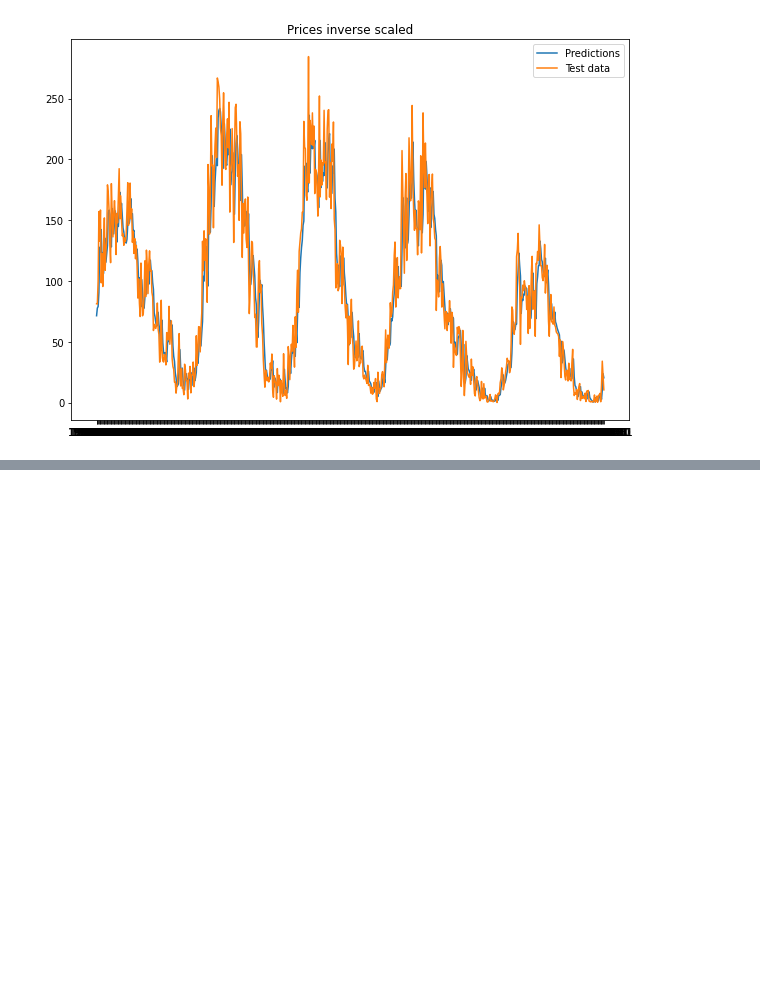
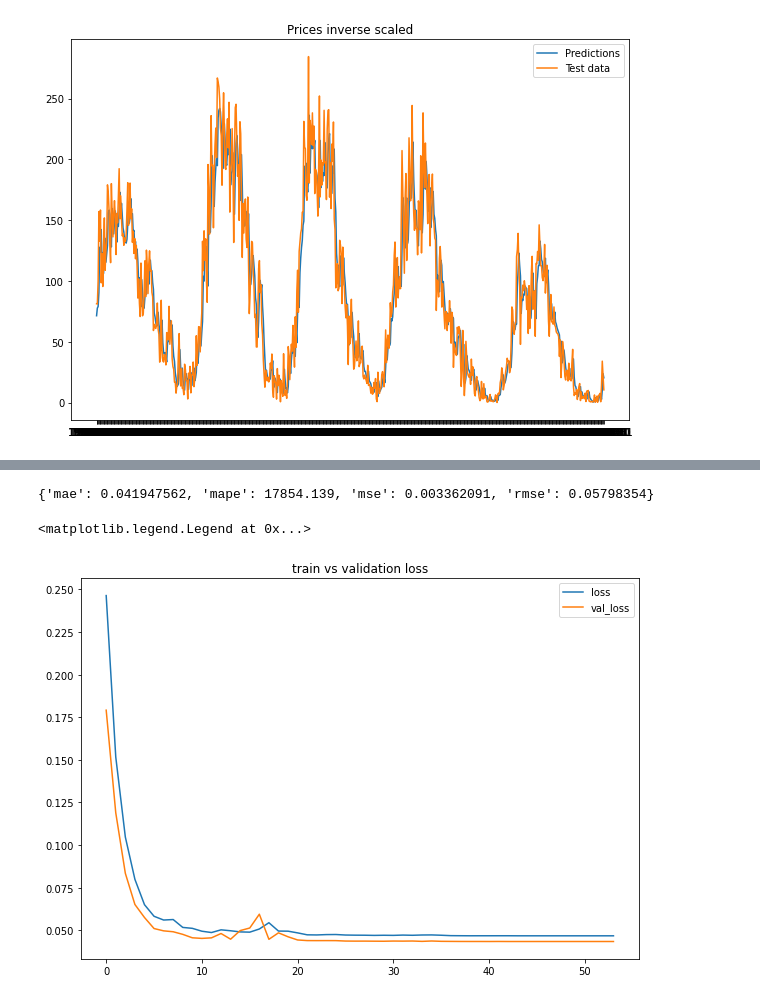
Before and after one commit to schauppi/Udemy_TensorFlow_Developer, a Jupyter notebook: Exam_preparation/Time_series_forecasting_sunspots.ipynb, the cells around one changed output, grey strips where cells are left out. Drawn from its saved outputs; the diff is of its cells as text; code cells hidden in the pictures; blank space fills up the shorter version.

```diff
--- a/Exam_preparation/Time_series_forecasting_sunspots.ipynb
+++ b/Exam_preparation/Time_series_forecasting_sunspots.ipynb
@@ -367,0 +448,27 @@ plt.legend()
+# %%
+tf.random.set_seed(42)
+
+window_size = 5
+horizon = 1
+
+#Build the model
+inputs = layers.Input(window_size)
+x = layers.Lambda(lambda x: tf.expand_dims(x, axis=1))(inputs)
+x = layers.Bidirectional(layers.GRU(512, activation="tanh", return_sequences=True, kernel_regularizer=tf.keras.regularizers.l2()))(x)
+x = layers.Bidirectional(layers.GRU(512, activation="tanh", return_sequences=True))(x)
+x = layers.Bidirectional(layers.GRU(256, activation="tanh", return_sequences=True))(x)
+x = layers.Bidirectional(layers.GRU(128, activation="tanh", return_sequences=True))(x)
+outputs = layers.TimeDistributed(layers.Dense(horizon))(x)
+model_5 = tf.keras.Model(inputs, outputs)
+# %%
+#Compile the model
+model_5.compile(loss="mae", metrics=["mse", "mae"], optimizer="Adam")
+# %%
+#Fit the model
+history_model_5 = model_5.fit(train_windows_5, train_labels_5,
+                              epochs=500,
+                              batch_size=256,
+                              verbose=0,
+                              validation_data=(test_windows_5, test_labels_5),
+                              callbacks=[tf.keras.callbacks.ReduceLROnPlateau(monitor="val_loss", patience=5, verbose=0),
+                                         tf.keras.callbacks.EarlyStopping(monitor="val_loss", patience=10, restore_best_weights=True)])
@@ -367,0 +481,20 @@ plt.legend()
+# %%
+#Make predictions
+model_5_preds = make_preds(model_5, test_windows_5)
+model_5_results = evaluate_preds(tf.squeeze(test_labels_5),model_5_preds)
+model_5_results
+# %% [output]
+{'mae': 0.041947562, 'mape': 17854.139, 'mse': 0.003362091, 'rmse': 0.05798354}
+# %%
+# Plot training curve
+loss = history_model_5.history["loss"]
+val_loss = history_model_5.history["val_loss"]
+
+plt.figure(figsize=(10, 7))
+plt.plot(loss, label="loss")
+plt.plot(val_loss, label="val_loss")
+plt.title("train vs validation loss")
+plt.legend()
+# %% [output]
+<matplotlib.legend.Legend at 0x...>
+[figure, added]
```
Also changed, not shown: parts of 17 cells of this notebook.
